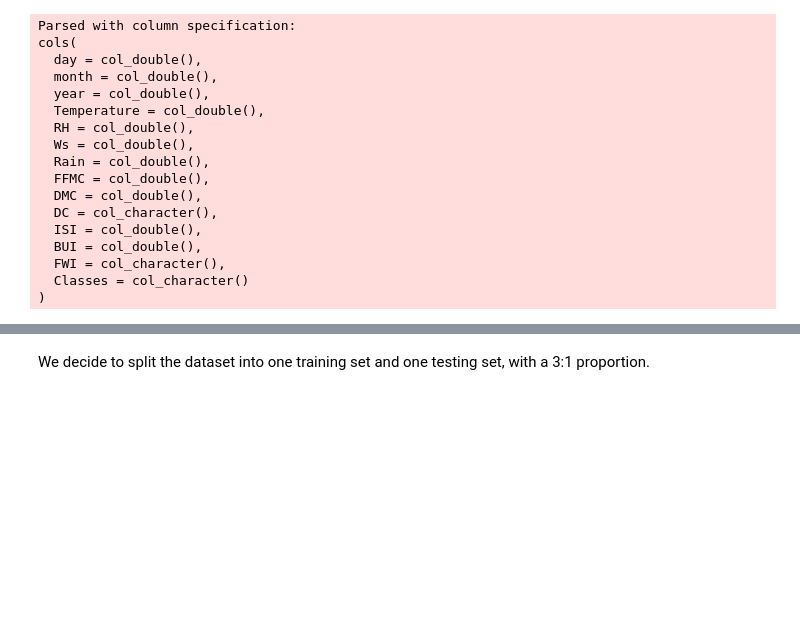
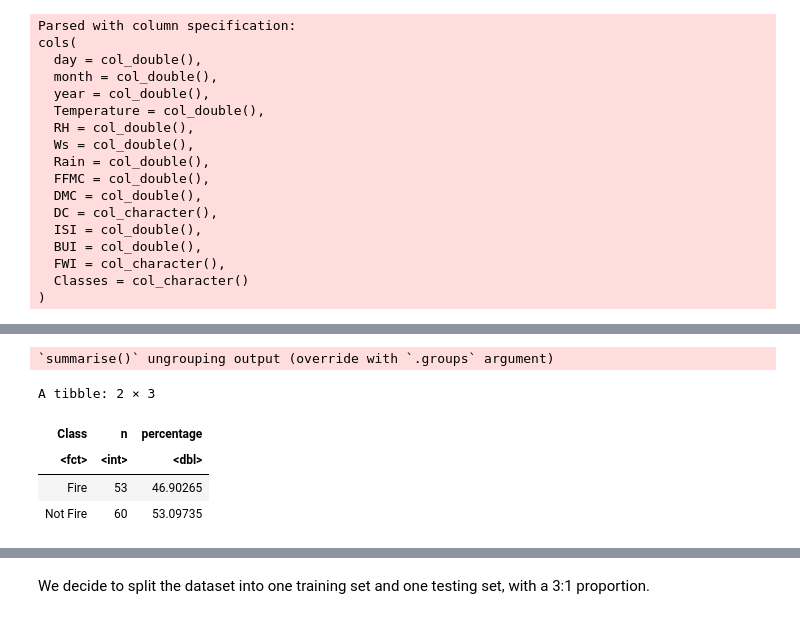
Before and after one commit to Bchau02/DSCI-100-Group-11-Project, a Jupyter notebook: Project.ipynb, the cells around one changed output, grey strips where cells are left out. Cells and saved outputs as stored; diff of their text form; code cells hidden in the pictures; blank space fills up the shorter version.

```diff
--- a/Project.ipynb
+++ b/Project.ipynb
@@ -69 +57,17 @@ A data.frame: 122 × 14
+# %%
+num_obs_bejaia <- nrow(bejaia)
+bejaia_class_counts <- bejaia %>%
+      group_by(Class) %>%
+      summarize(
+      n = n(),
+      percentage = n() / num_obs_bejaia * 100
+  )
+bejaia_class_counts
+# %% [output]
+`summarise()` ungrouping output (override with `.groups` argument)
+A tibble: 2 × 3
+| Class | n | percentage |
+| <fct> | <int> | <dbl> |
+| Fire | 53 | 46.90265 |
+| Not Fire | 60 | 53.09735 |
 # %%
```
Also changed, not shown: parts of 11 cells of this notebook.
